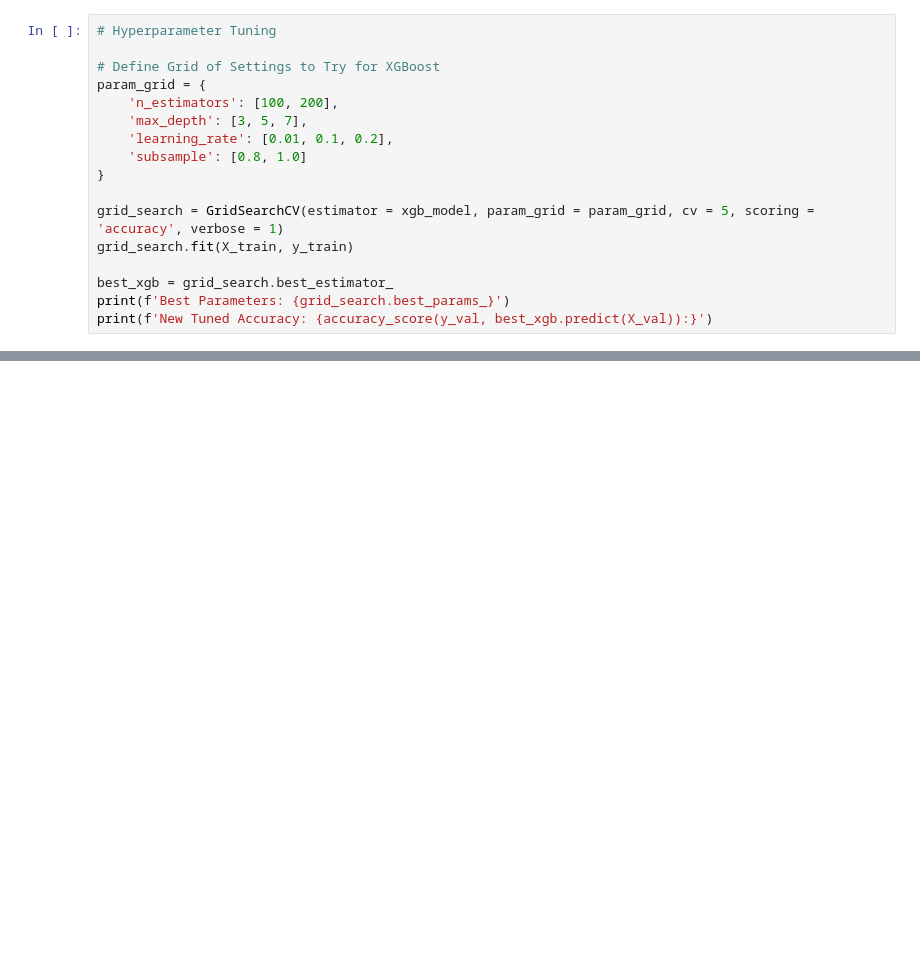
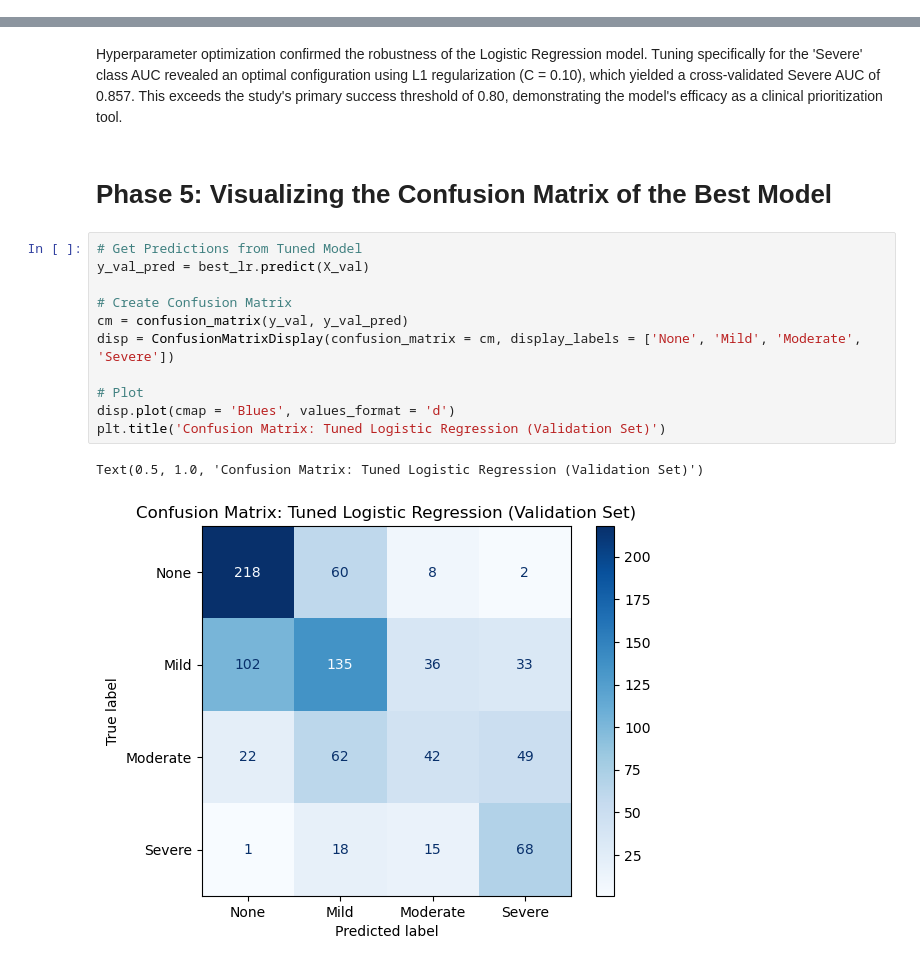
Before and after one commit to Lydia-Tembreull/SAT5114_FinalProject, a Jupyter notebook: SleepApnea.ipynb, the cells around one changed output, grey strips where cells are left out. Drawn from its saved outputs; the diff is of its cells as text; blank space fills up the shorter version.

```diff
--- a/SleepApnea.ipynb
+++ b/SleepApnea.ipynb
@@ -306,17 +307,0 @@ Text(0.5, 1.0, 'XGBoost Confusion Matrix: Where are the errors?')
-# %%
-# Hyperparameter Tuning
-
-# Define Grid of Settings to Try for XGBoost
-param_grid = {
-    'n_estimators': [100, 200],
-    'max_depth': [3, 5, 7],
-    'learning_rate': [0.01, 0.1, 0.2],
-    'subsample': [0.8, 1.0]
-}
-
-grid_search = GridSearchCV(estimator = xgb_model, param_grid = param_grid, cv = 5, scoring = 'accuracy', verbose = 1)
-grid_search.fit(X_train, y_train)
-
-best_xgb = grid_search.best_estimator_
-print(f'Best Parameters: {grid_search.best_params_}')
-print(f'New Tuned Accuracy: {accuracy_score(y_val, best_xgb.predict(X_val)):}')
@@ -368,0 +423,18 @@ Text(0.5, 1.0, 'Final Model Performance: Test Set')
+# %% [markdown]
+Hyperparameter optimization confirmed the robustness of the Logistic Regression model. Tuning specifically for the 'Severe' class AUC revealed an optimal configuration using L1 regularization (C = 0.10), which yielded a cross-validated Severe AUC of 0.857. This exceeds the study's primary success threshold of 0.80, demonstrating the model's efficacy as a clinical prioritization tool.
+# %% [markdown]
+# Phase 5: Visualizing the Confusion Matrix of the Best Model
+# %%
+# Get Predictions from Tuned Model
+y_val_pred = best_lr.predict(X_val)
+
+# Create Confusion Matrix
+cm = confusion_matrix(y_val, y_val_pred)
+disp = ConfusionMatrixDisplay(confusion_matrix = cm, display_labels = ['None', 'Mild', 'Moderate', 'Severe'])
+
+# Plot
+disp.plot(cmap = 'Blues', values_format = 'd')
+plt.title('Confusion Matrix: Tuned Logistic Regression (Validation Set)')
+# %% [output]
+Text(0.5, 1.0, 'Confusion Matrix: Tuned Logistic Regression (Validation Set)')
+[figure, added]
```
Also changed, not shown: parts of 50 cells of this notebook.
